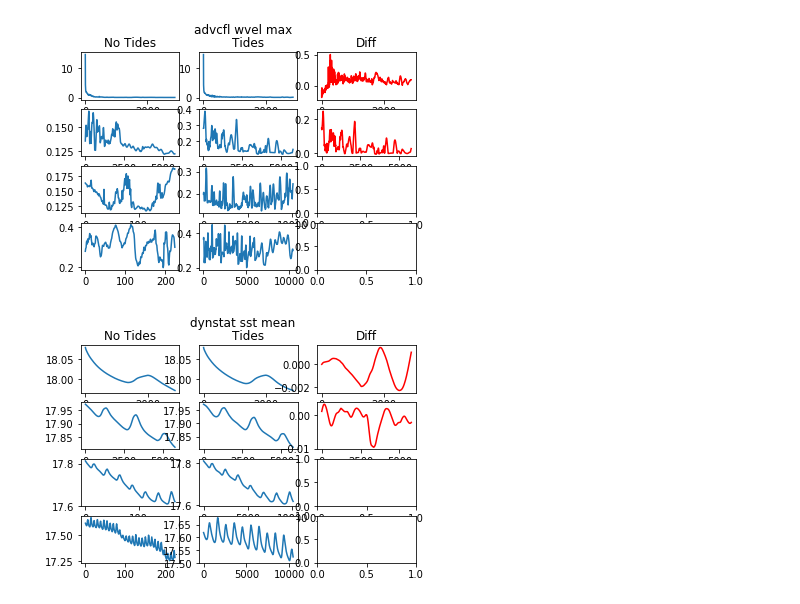
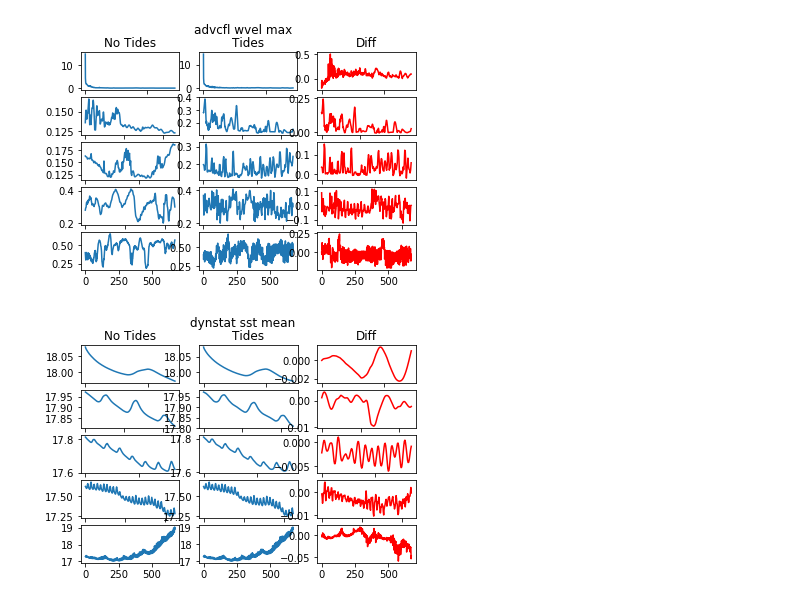
Before and after one commit to IvanaEscobar/llc, a Jupyter notebook: llc4320/NA_4320x2160x1080x90/postprocess/investigation_tides_vs_notides/plotPrototypeCode.ipynb, the cells around one changed output. Cells and saved outputs as stored; diff of their text form; code cells hidden in the pictures.

```diff
--- a/llc4320/NA_4320x2160x1080x90/postprocess/investigation_tides_vs_notides/plotPrototypeCode.ipynb
+++ b/llc4320/NA_4320x2160x1080x90/postprocess/investigation_tides_vs_notides/plotPrototypeCode.ipynb
@@ -1,7 +1,7 @@
 # %%
 from getSTDOUT import *
 
-path_to_STDOUT='data/'; extension='.notides.'; numRuns=4;
+path_to_STDOUT='data/'; extension='.notides.'; numRuns=5;
 # %%
 d_notides={}; d={}
 for i in range(numRuns):
@@ -15,34 +15,35 @@ var_list=[var1,var2]
 # %%
 #Plotting
 import matplotlib.pyplot as plt
 from numpy import array
 
 # if you want to plot operations on the vals (ie. a difference between two instances) you need to make an array
 # else, plot away
-r=4;c=3;
+r=5;c=3;
 for v in var_list:
     plt.figure()
     plt.suptitle(v)
     for i in range(r):
         notide=array( d_notides[i].getVals( v ) )
         tide=array( d[i].getVals( v ) )
 
         plt.subplot(r,c, c*(i+1)-2 )
         plt.plot( notide )
         if i==0:
             plt.title( 'No Tides' )
 
         plt.subplot(r,c, c*(i+1)-1 )
         plt.plot( tide )
         if i==0:
             plt.title( 'Tides' )
 
         plt.subplot(r,c, c*(i+1) )
-        if i==0 or i==1: #currently working on the 3rd run for viz
-            plt.plot( tide-notide, 'r-' )
+        plt.plot( tide-notide, 'r-' )
         if i==0:
             plt.title( 'Diff' )
     plt.savefig( (v + '.png'), dpi=1200 )
+
+plt.show()
 # %% [output]
-[figure, old version]
+[figure, new version]
-[figure, old version]
+[figure, new version]
```
Also changed, not shown: 3 other files.
